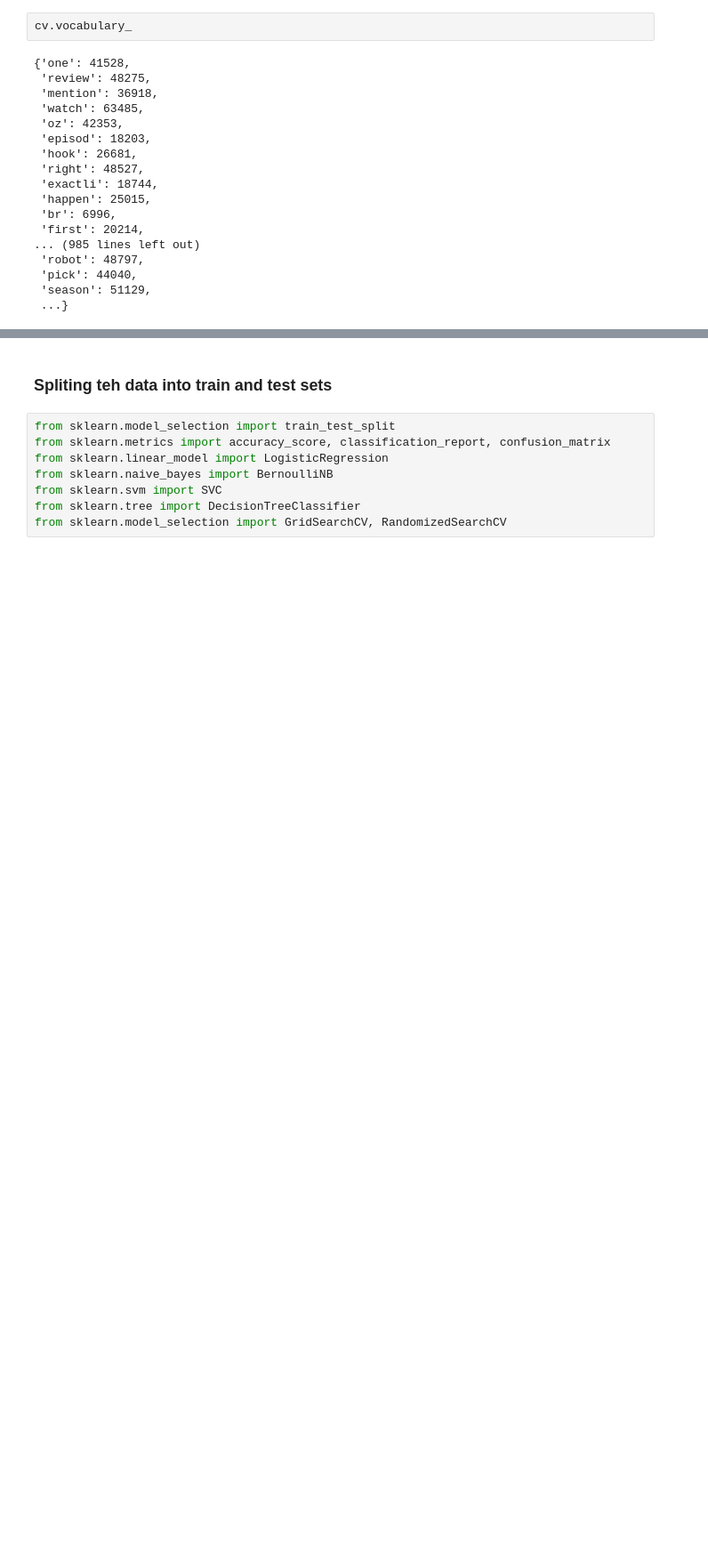
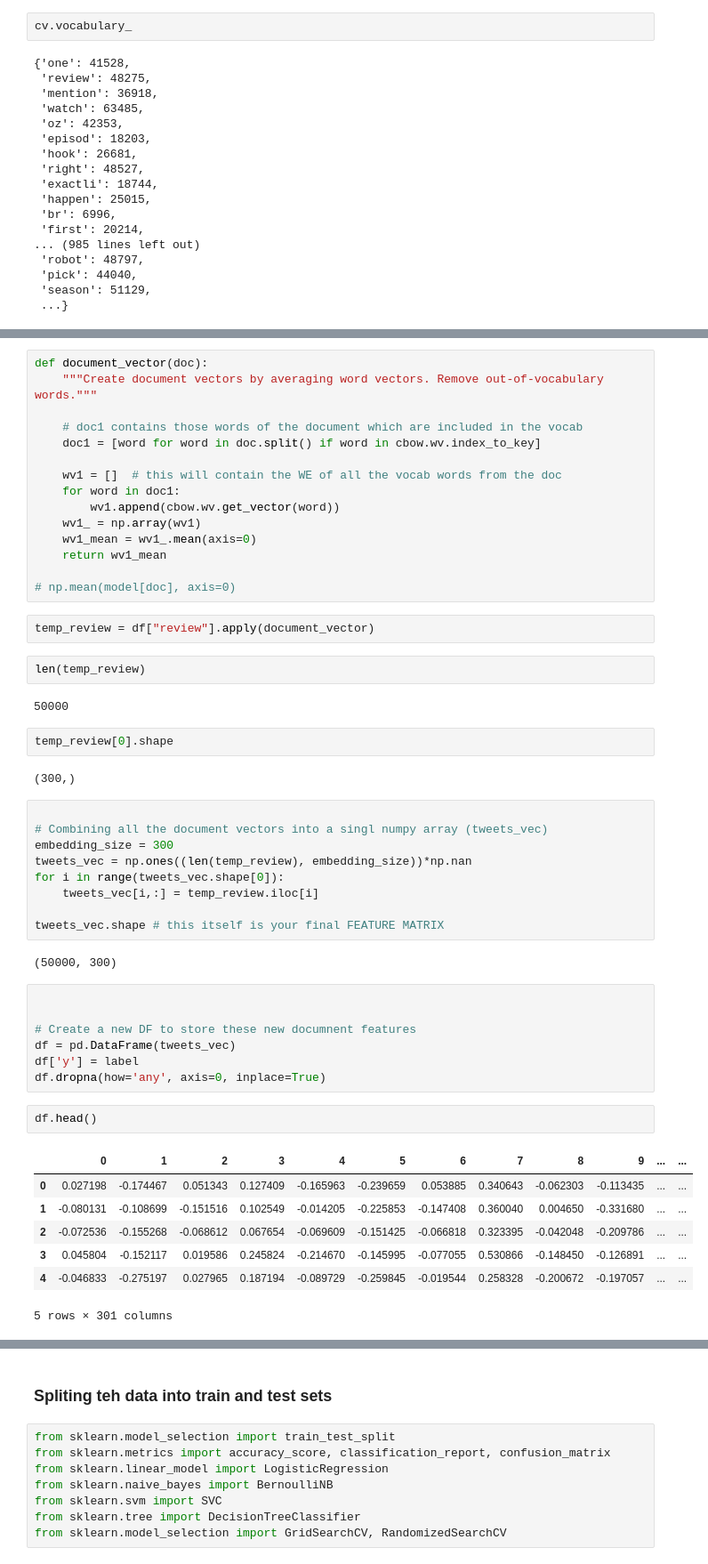
Before and after one commit to naresh5422/IMDB_Movie_talk, a Jupyter notebook: research/IMDBClassifier.ipynb, the cells around one changed output, grey strips where cells are left out. Shown: that part at 89% size. Drawn from its saved outputs; the diff is of its cells as text; blank space fills up the shorter version.

Commit message:
Added columns into DF

```diff
--- a/research/IMDBClassifier.ipynb
+++ b/research/IMDBClassifier.ipynb
@@ -231,0 +273,53 @@ cv.vocabulary_
+# %%
+def document_vector(doc):
+    """Create document vectors by averaging word vectors. Remove out-of-vocabulary words."""
+
+    # doc1 contains those words of the document which are included in the vocab
+    doc1 = [word for word in doc.split() if word in cbow.wv.index_to_key]
+
+    wv1 = []  # this will contain the WE of all the vocab words from the doc
+    for word in doc1:
+        wv1.append(cbow.wv.get_vector(word))
+    wv1_ = np.array(wv1)
+    wv1_mean = wv1_.mean(axis=0)
+    return wv1_mean
+
+# np.mean(model[doc], axis=0)
+# %%
+temp_review = df["review"].apply(document_vector)
+# %%
+len(temp_review)
+# %% [output]
+50000
+# %%
+temp_review[0].shape
+# %% [output]
+(300,)
+# %%
+
+# Combining all the document vectors into a singl numpy array (tweets_vec)
+embedding_size = 300
+tweets_vec = np.ones((len(temp_review), embedding_size))*np.nan
+for i in range(tweets_vec.shape[0]):
+    tweets_vec[i,:] = temp_review.iloc[i]
+
+tweets_vec.shape # this itself is your final FEATURE MATRIX
+# %% [output]
+(50000, 300)
+# %%
+
+
+# Create a new DF to store these new documnent features
+df = pd.DataFrame(tweets_vec)
+df['y'] = label
+df.dropna(how='any', axis=0, inplace=True)
+# %%
+df.head()
+# %% [output]
+|  | 0 | 1 | 2 | 3 | 4 | 5 | 6 | 7 | 8 | 9 | ... | ... |
+| 0 | 0.027198 | -0.174467 | 0.051343 | 0.127409 | -0.165963 | -0.239659 | 0.053885 | 0.340643 | -0.062303 | -0.113435 | ... | ... |
+| 1 | -0.080131 | -0.108699 | -0.151516 | 0.102549 | -0.014205 | -0.225853 | -0.147408 | 0.360040 | 0.004650 | -0.331680 | ... | ... |
+| 2 | -0.072536 | -0.155268 | -0.068612 | 0.067654 | -0.069609 | -0.151425 | -0.066818 | 0.323395 | -0.042048 | -0.209786 | ... | ... |
+| 3 | 0.045804 | -0.152117 | 0.019586 | 0.245824 | -0.214670 | -0.145995 | -0.077055 | 0.530866 | -0.148450 | -0.126891 | ... | ... |
+| 4 | -0.046833 | -0.275197 | 0.027965 | 0.187194 | -0.089729 | -0.259845 | -0.019544 | 0.258328 | -0.200672 | -0.197057 | ... | ... |
+5 rows × 301 columns
```
Also changed, not shown: parts of 18 cells of this notebook.
